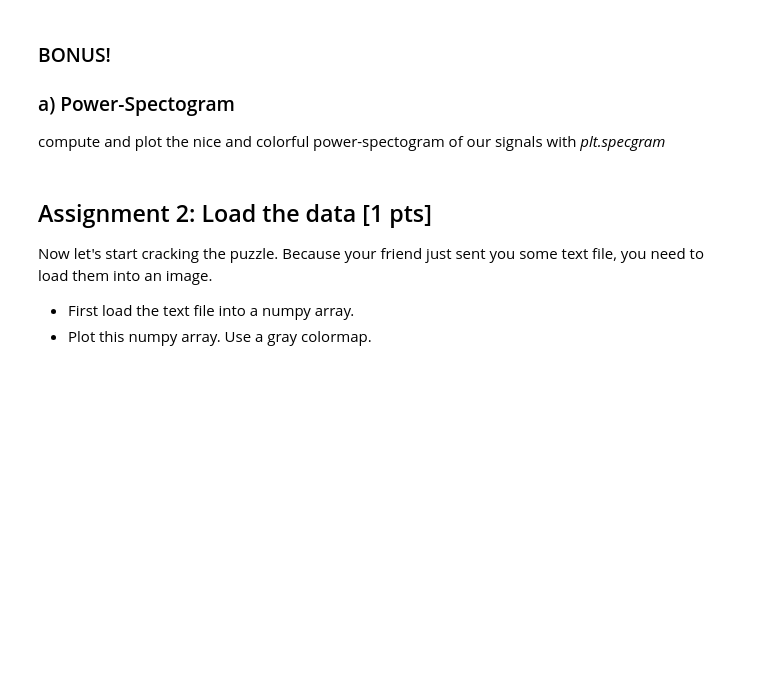
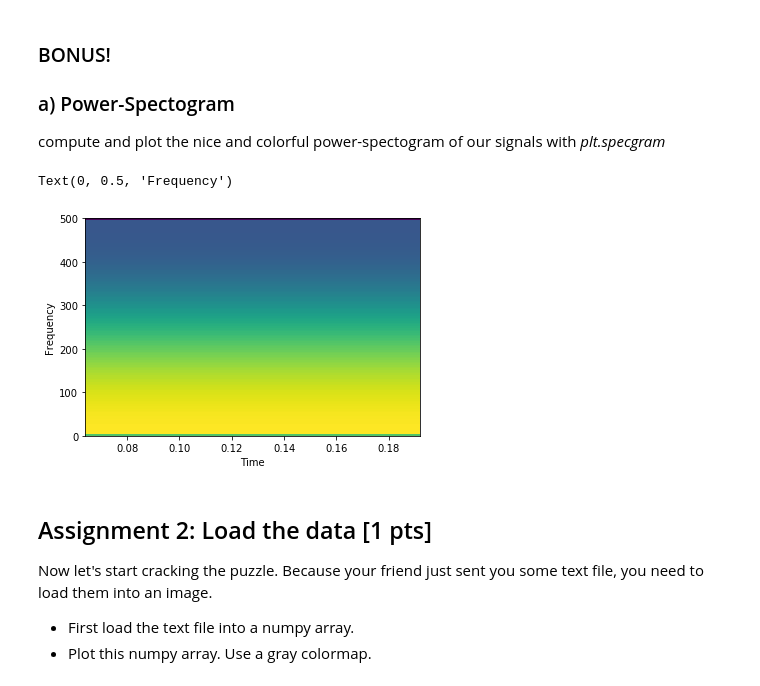
Before and after one commit to NBP-ACC/week-9-acc_8, a Jupyter notebook: sheet07.ipynb, the cells around one changed output. Cells and saved outputs as stored; diff of their text form; code cells hidden in the pictures; blank space fills up the shorter version.

```diff
--- a/sheet07.ipynb
+++ b/sheet07.ipynb
@@ -111,3 +109,14 @@ compute and plot the nice and colorful power-spectogram of our signals with *plt
+# %%
+# TODO
+signals = [delta, theta, alpha, beta]
+
+Fs = 1000
+Pxx, freqs, bins, im = plt.specgram(x=signals, Fs=Fs)
+plt.xlabel('Time')
+plt.ylabel('Frequency')
+# %% [output]
+Text(0, 0.5, 'Frequency')
+[figure, added]
 # %% [markdown]
 ## Assignment 2: Load the data [1 pts]
 Now let's start cracking the puzzle. Because your friend just sent you some text file, you need to load them into an image.
```
Also changed, not shown: parts of 7 cells of this notebook.
